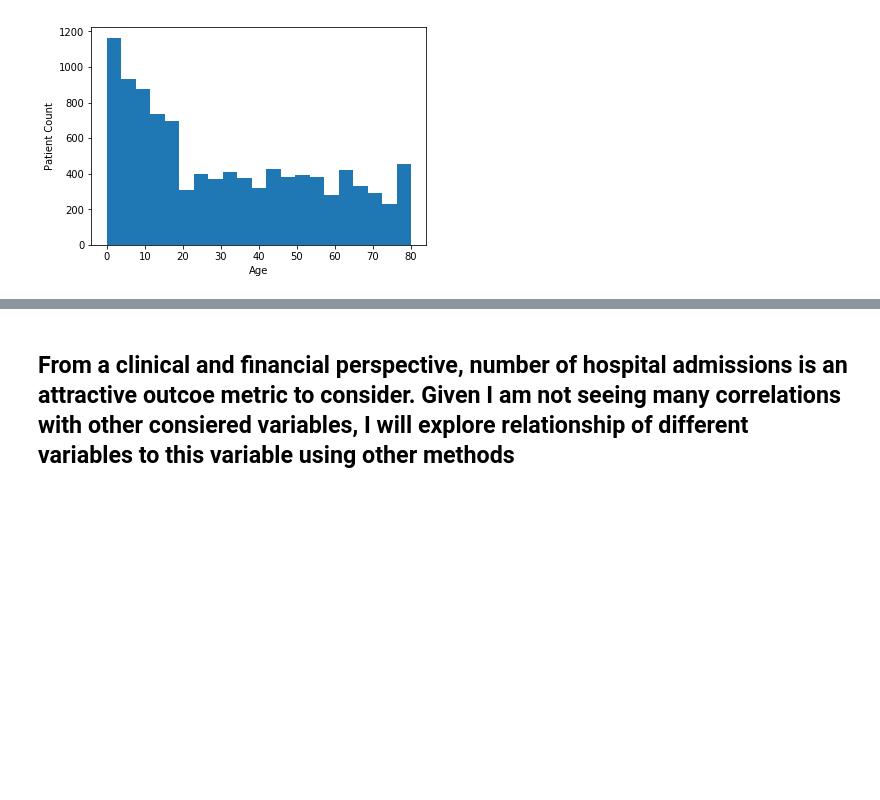
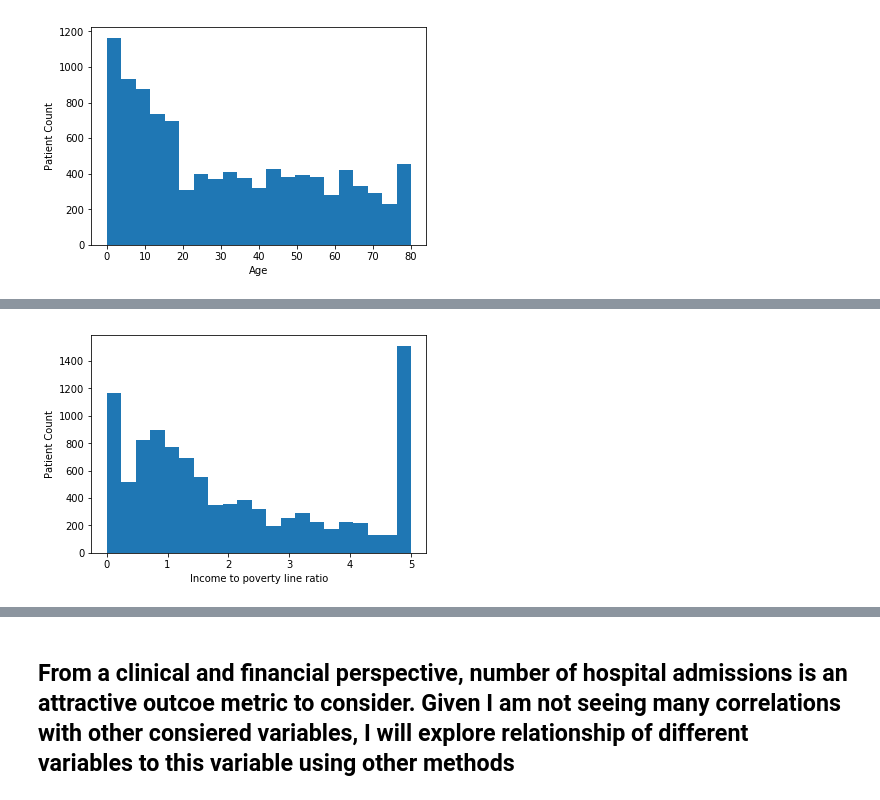
Before and after one commit to azadmehr/Capstone, a Jupyter notebook: Healthcare Data_Project.ipynb, the cells around one changed output, grey strips where cells are left out. Saved outputs shown, nothing was run; the diff lists cells and outputs as text; code cells hidden in the pictures; blank space fills up the shorter version.

```diff
--- a/Healthcare Data_Project.ipynb
+++ b/Healthcare Data_Project.ipynb
@@ -67,0 +1911,8 @@ plt.show()
+# %%
+#Drawing distribution of ratio of income to poverty line for the population
+plt.hist(data['INDFMPIR'],bins='auto')
+plt.xlabel('Income to poverty line ratio')
+plt.ylabel('Patient Count')
+plt.show()
+# %% [output]
+[figure, added]
```
Also changed, not shown: parts of 31 cells of this notebook.
